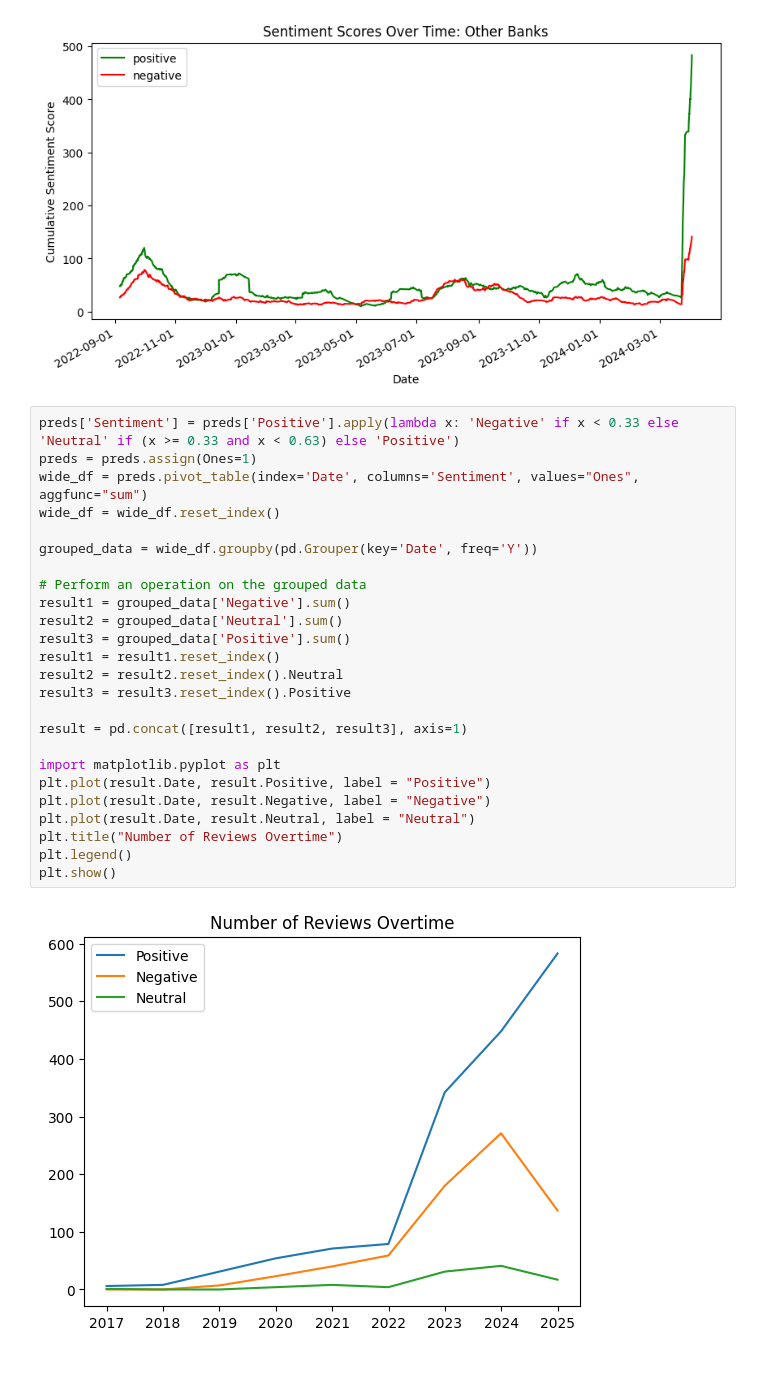
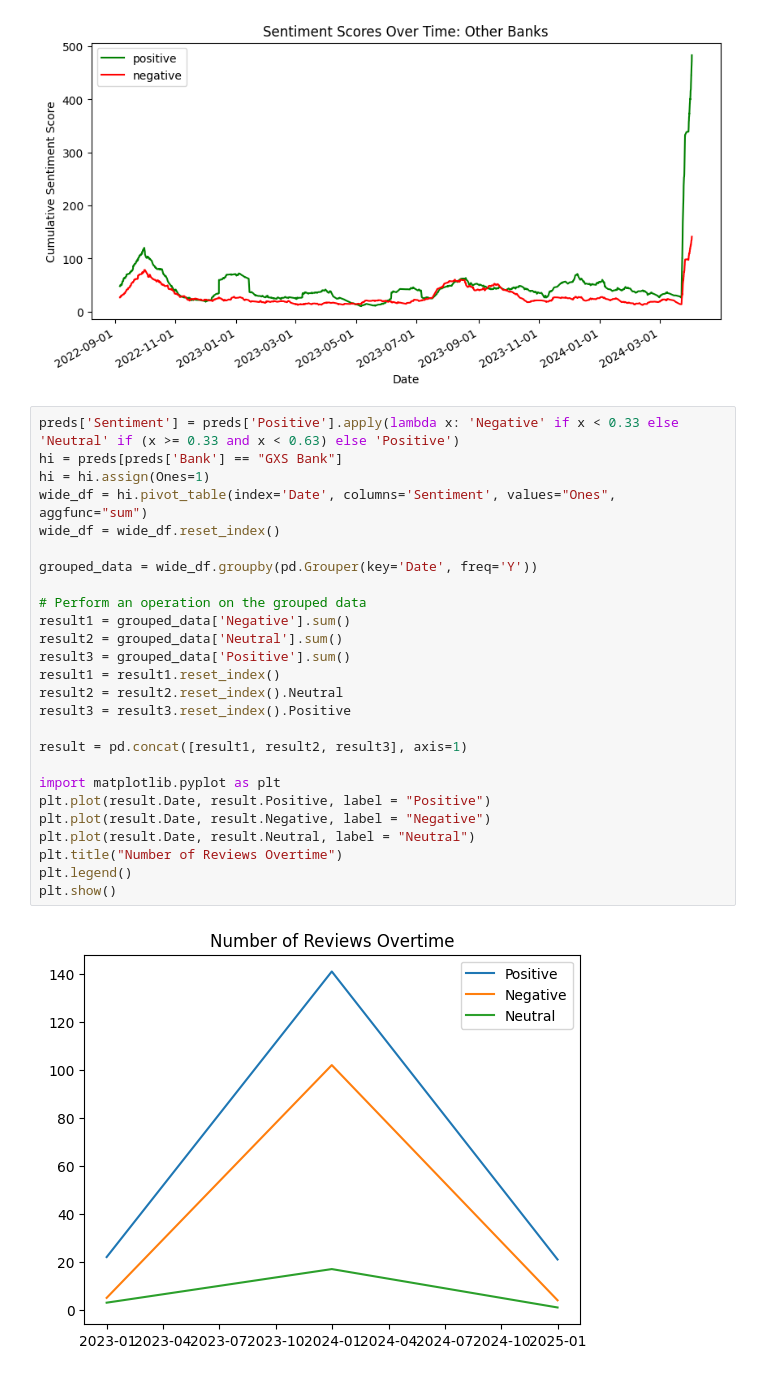
Before and after one commit to HaoEarm/DSA3101_Project, a Jupyter notebook: Backend/Sentiments_changes_by_month.ipynb, the cells around one changed output. Saved outputs shown, nothing was run; the diff lists cells and outputs as text.

```diff
--- a/Backend/Sentiments_changes_by_month.ipynb
+++ b/Backend/Sentiments_changes_by_month.ipynb
@@ -79,28 +79,29 @@ plt.show()
 [figure]
 # %%
 preds['Sentiment'] = preds['Positive'].apply(lambda x: 'Negative' if x < 0.33 else 'Neutral' if (x >= 0.33 and x < 0.63) else 'Positive')
-preds = preds.assign(Ones=1)
-wide_df = preds.pivot_table(index='Date', columns='Sentiment', values="Ones", aggfunc="sum")
+hi = preds[preds['Bank'] == "GXS Bank"]
+hi = hi.assign(Ones=1)
+wide_df = hi.pivot_table(index='Date', columns='Sentiment', values="Ones", aggfunc="sum")
 wide_df = wide_df.reset_index()
 
 grouped_data = wide_df.groupby(pd.Grouper(key='Date', freq='Y'))
 
 # Perform an operation on the grouped data
 result1 = grouped_data['Negative'].sum()
 result2 = grouped_data['Neutral'].sum()
 result3 = grouped_data['Positive'].sum()
 result1 = result1.reset_index()
 result2 = result2.reset_index().Neutral
 result3 = result3.reset_index().Positive
 
 result = pd.concat([result1, result2, result3], axis=1)
 
 import matplotlib.pyplot as plt
 plt.plot(result.Date, result.Positive, label = "Positive")
 plt.plot(result.Date, result.Negative, label = "Negative")
 plt.plot(result.Date, result.Neutral, label = "Neutral")
 plt.title("Number of Reviews Overtime")
 plt.legend()
 plt.show()
 # %% [output]
-[figure, old version]
+[figure, new version]
```
Also changed, not shown: parts of 2 cells of this notebook, 9 other files.
